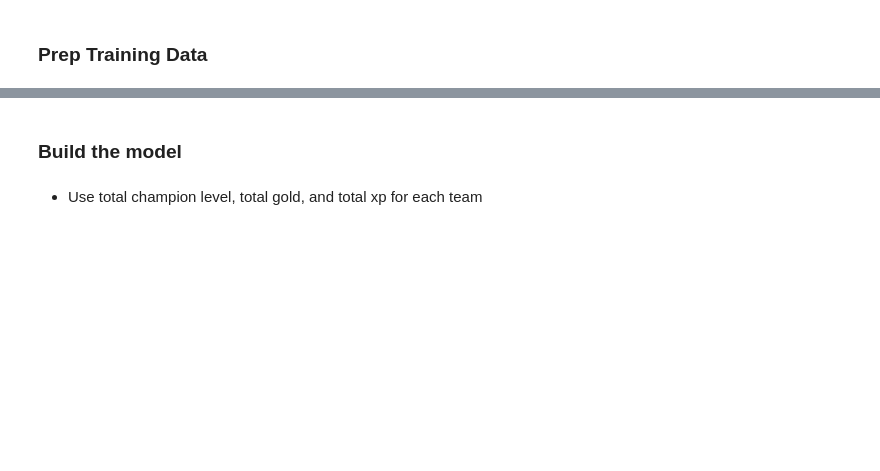
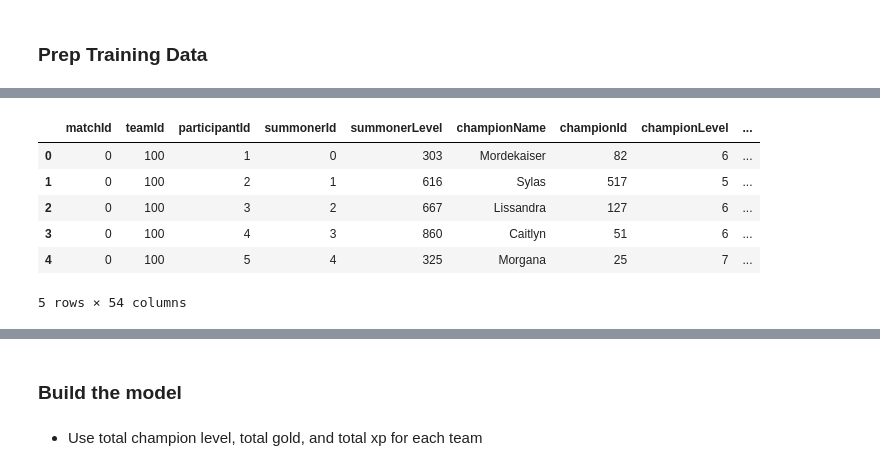
Before and after one commit to Claytor/league_of_legends_match_prediction_kaggle, a Jupyter notebook: notebooks/Claytor - mews_base.ipynb, the cells around one changed output, grey strips where cells are left out. Saved outputs shown, nothing was run; the diff lists cells and outputs as text; code cells hidden in the pictures; blank space fills up the shorter version.

```diff
--- a/notebooks/Claytor - mews_base.ipynb
+++ b/notebooks/Claytor - mews_base.ipynb
@@ -50,3 +62,14 @@ memory usage: 10.8+ MB
+# %%
+
+df.head()
+# %% [output]
+|  | matchId | teamId | participantId | summonerId | summonerLevel | championName | championId | championLevel | ... |
+| 0 | 0 | 100 | 1 | 0 | 303 | Mordekaiser | 82 | 6 | ... |
+| 1 | 0 | 100 | 2 | 1 | 616 | Sylas | 517 | 5 | ... |
+| 2 | 0 | 100 | 3 | 2 | 667 | Lissandra | 127 | 6 | ... |
+| 3 | 0 | 100 | 4 | 3 | 860 | Caitlyn | 51 | 6 | ... |
+| 4 | 0 | 100 | 5 | 4 | 325 | Morgana | 25 | 7 | ... |
+5 rows × 54 columns
 # %%
 # aggregate team stats
 team_stats = (
```
Also changed, not shown: parts of 24 cells of this notebook.
